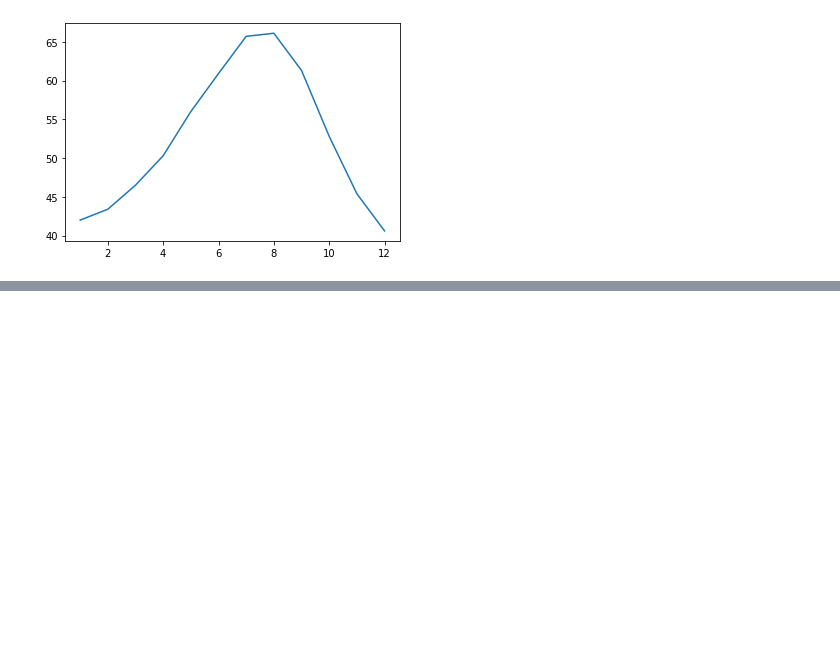
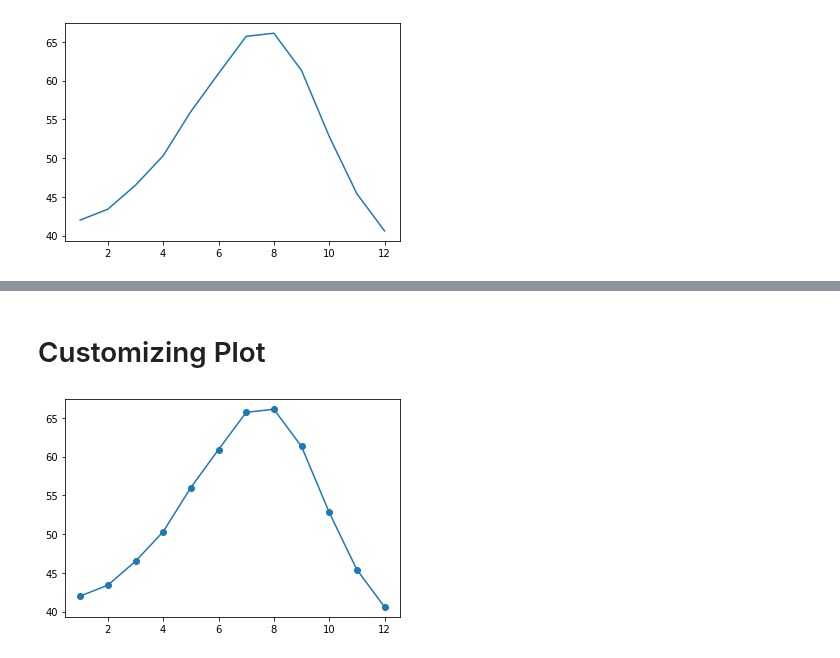
Before and after one commit to Jose-Servin/DataCamp, a Jupyter notebook: Courses/Intro_Matplotlib/all_about_matplotlib.ipynb, the cells around one changed output, grey strips where cells are left out. Cells and saved outputs as stored; diff of their text form; code cells hidden in the pictures; blank space fills up the shorter version.

```diff
--- a/Courses/Intro_Matplotlib/all_about_matplotlib.ipynb
+++ b/Courses/Intro_Matplotlib/all_about_matplotlib.ipynb
@@ -92,0 +159,9 @@ plt.show()
+# %% [markdown]
+# Customizing Plot
+# %%
+# Re-plotting the Seattle data but this time showing the data wasn't continuously takaen but rather in monthly intervals
+fig, ax = plt.subplots()
+ax.plot(tacoma_international['DATE'], tacoma_international['MLY-TAVG-NORMAL'], marker='o') # marker argument is used to show interval time data so it doesn't appear continuous
+plt.show()
+# %% [output]
+[figure, added]
```
Also changed, not shown: parts of 19 cells of this notebook.
